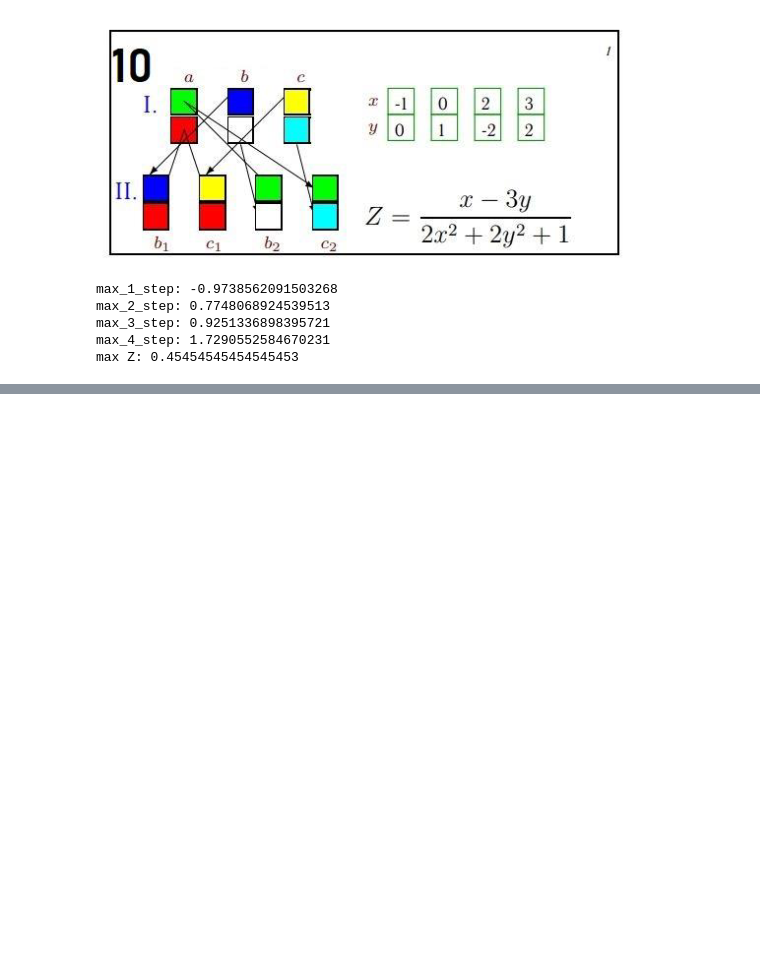
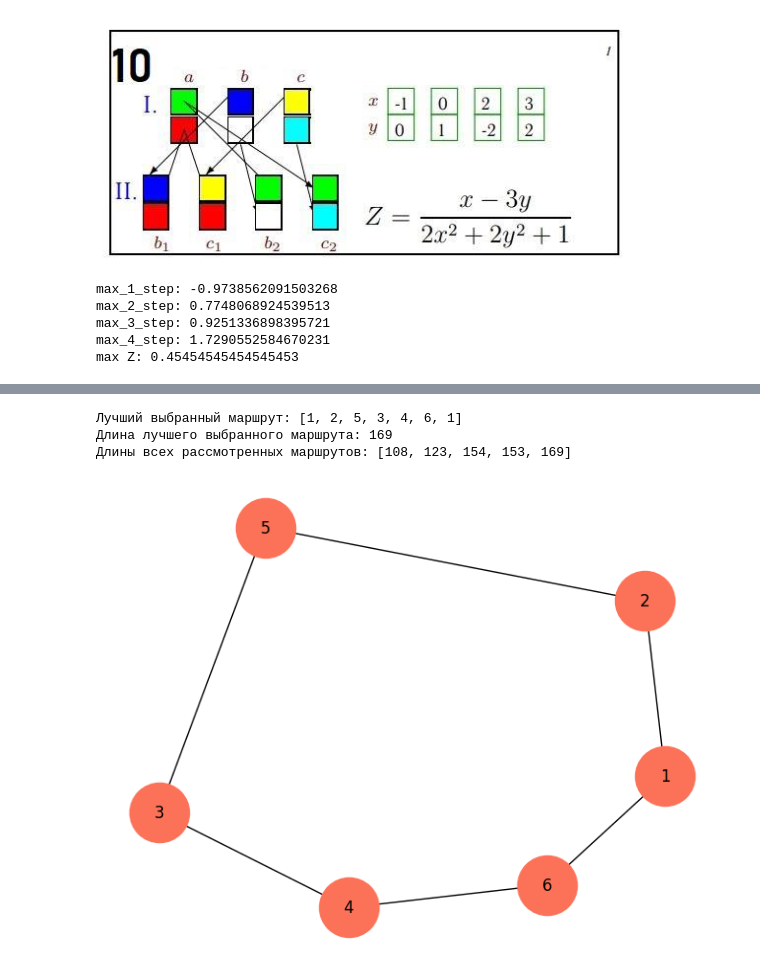
Before and after one commit to ZXCmitya/mirea, a Jupyter notebook: ai/kalinin_practice6.ipynb, the cells around one changed output, grey strips where cells are left out. Cells and saved outputs as stored; diff of their text form; code cells hidden in the pictures; blank space fills up the shorter version.

```diff
--- a/ai/kalinin_practice6.ipynb
+++ b/ai/kalinin_practice6.ipynb
@@ -723,0 +826,32 @@ from math import e
+# %%
+dist = [(1, 2, 25),
+        (2, 3, 41),
+        (1, 4, 38),
+        (1, 5, 27),
+        (1, 6, 20),
+        (2, 3, 21),
+        (2, 4, 34),
+        (2, 5, 39),
+        (2, 6, 17),
+        (3, 4, 24),
+        (3, 5, 40),
+        (3, 6, 22),
+        (4, 5, 21),
+        (4, 6, 21),
+        (5, 6, 22)]
+
+v = [1, 3, 4, 5, 6, 2, 1]
+z = [(3, 4), (4, 6), (5, 6), (2, 4)]
+p = [41, 60, 85, 60]
+t = 100
+
+bestRoute, arrLength = chooseRoute(dist, v, z, t, p)
+print(f'Лучший выбранный маршрут: {bestRoute}')
+print (f'Длина лучшего выбранного маршрута: {routeLength (bestRoute, dist)}')
+print(f'Длины всех рассмотренных маршрутов: {arrLength}')
+drawRouteGraph (dist, bestRoute)
+# %% [output]
+Лучший выбранный маршрут: [1, 2, 5, 3, 4, 6, 1]
+Длина лучшего выбранного маршрута: 169
+Длины всех рассмотренных маршрутов: [108, 123, 154, 153, 169]
+[figure, added]
```
Also changed, not shown: parts of 18 cells of this notebook, 1 other file.
